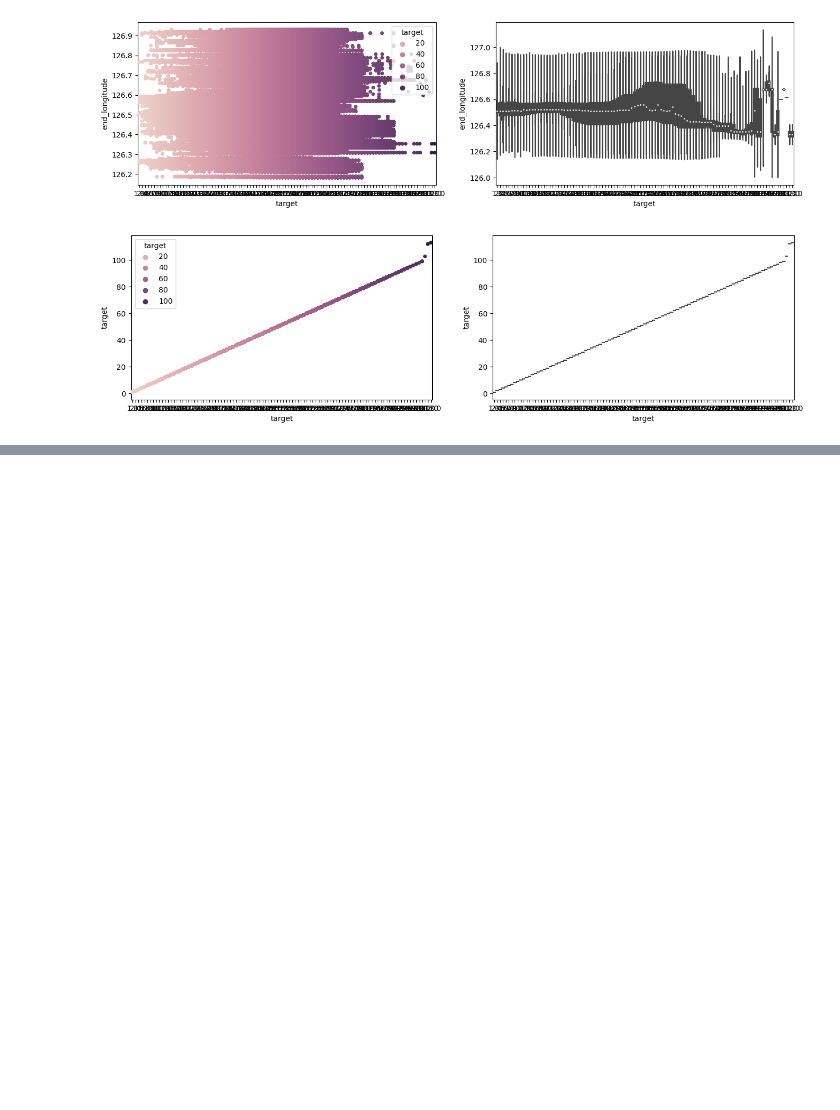
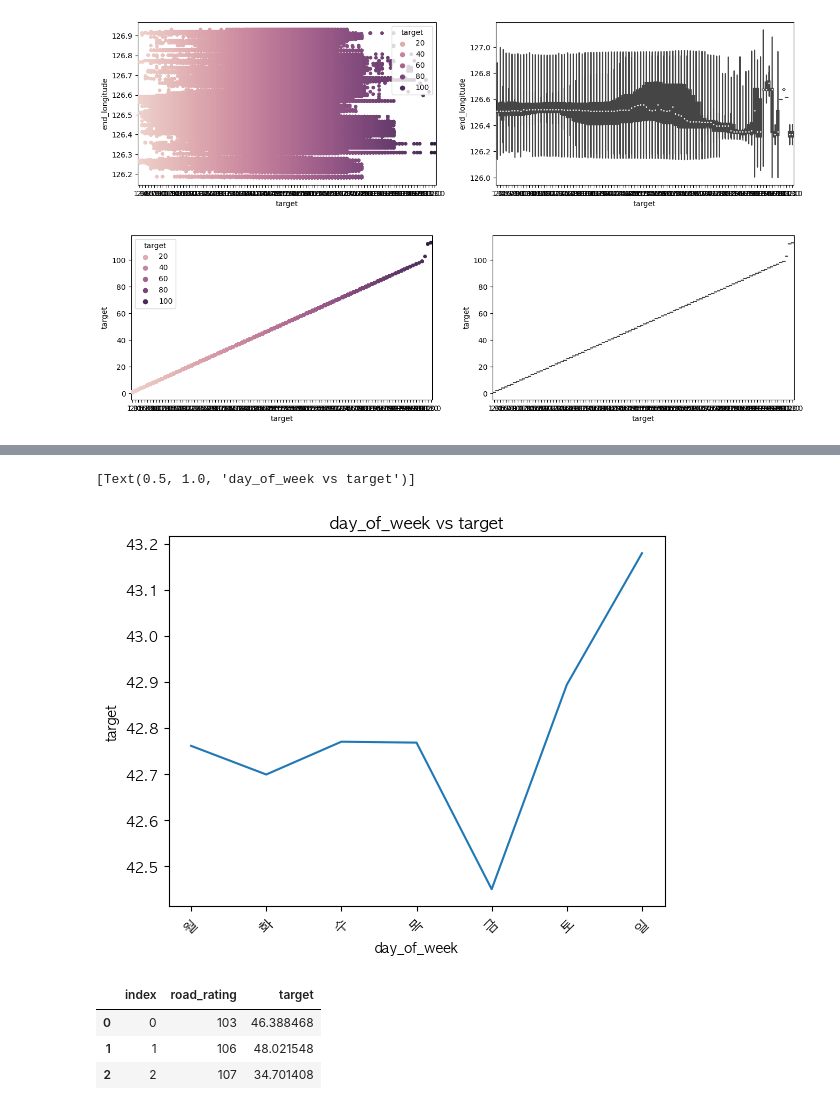
Before and after one commit to yyeseull/Side_Project, a Jupyter notebook: DACON/Jeju_traffic/jeju_traffic_eda.ipynb, the cells around one changed output, grey strips where cells are left out. Drawn from its saved outputs; the diff is of its cells as text; code cells hidden in the pictures; blank space fills up the shorter version.

```diff
--- a/DACON/Jeju_traffic/jeju_traffic_eda.ipynb
+++ b/DACON/Jeju_traffic/jeju_traffic_eda.ipynb
@@ -205,3 +189,14 @@ show_dist_plot(df_train,'target', numerical_columns)
 [figure]
 [figure]
 [figure]
+# %%
+def groupby_target (a):
+    df_groupby = df_train[[a,'target']]
+    df_groupby = df_groupby.groupby(a).mean().reset_index()
+
+    return df_groupby
+# %%
+df_day_target=groupby_target('day_of_week')
+df_day_target=df_day_target.rename(index=df_day_target['day_of_week'])
+df_day_target= df_day_target.reindex(index=['월','화','수','목','금','토','일'])
+df_day_target
@@ -207,0 +212,15 @@ show_dist_plot(df_train,'target', numerical_columns)
+# %%
+plt.xticks(rotation=45)
+sns.lineplot(x='day_of_week',y='target',data=df_day_target).set(title='day_of_week vs target')
+# %% [output]
+[Text(0.5, 1.0, 'day_of_week vs target')]
+[figure, added]
+# %%
+df_rating_target=groupby_target('road_rating')
+df_rating_target=df_rating_target.reset_index()
+df_rating_target
+# %% [output]
+|  | index | road_rating | target |
+| 0 | 0 | 103 | 46.388468 |
+| 1 | 1 | 106 | 48.021548 |
+| 2 | 2 | 107 | 34.701408 |
```
Also changed, not shown: parts of 7 cells of this notebook.
